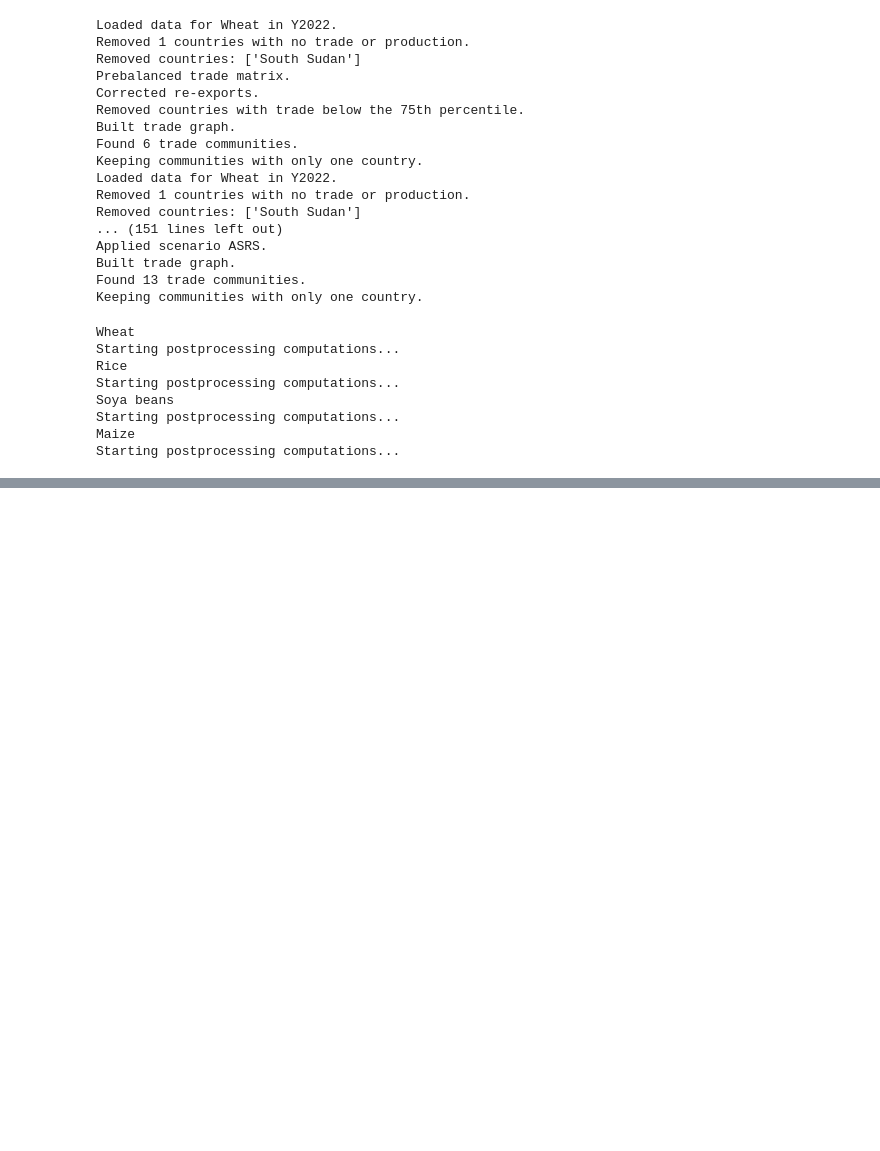
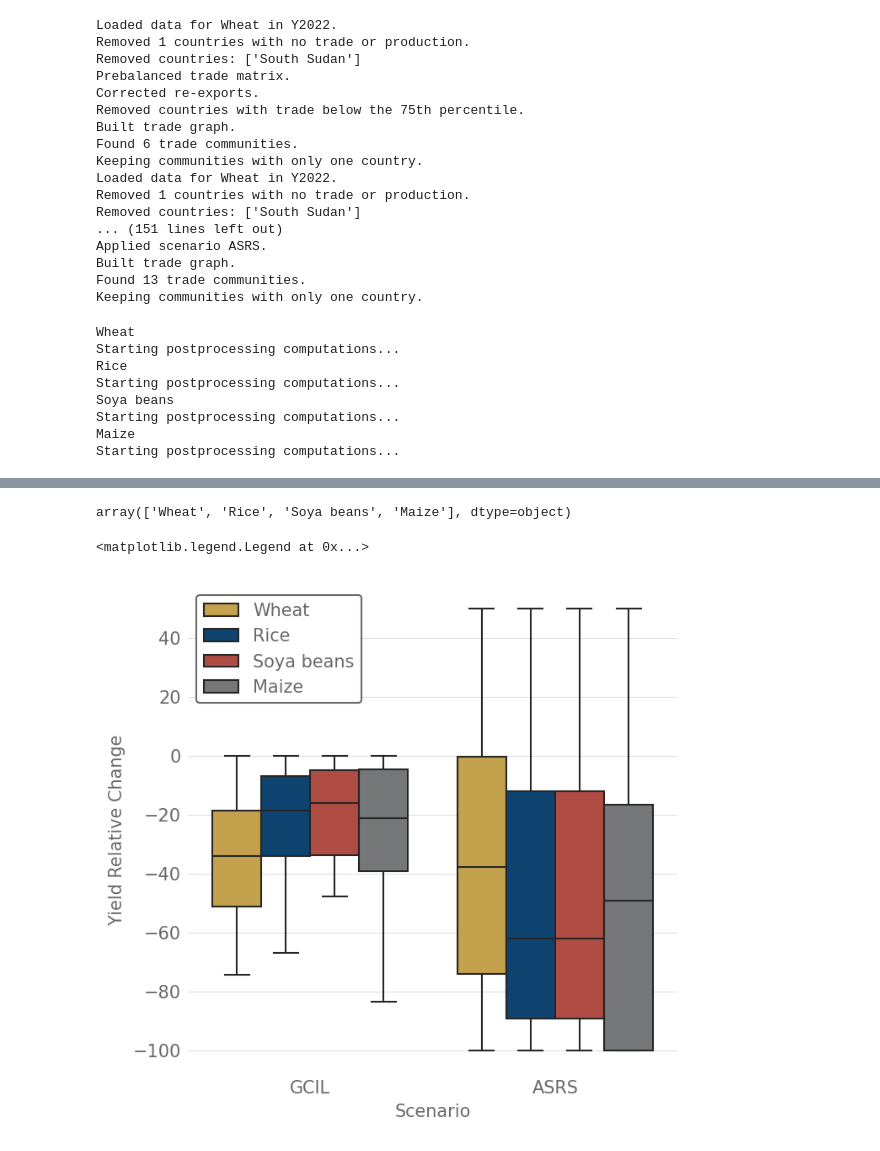
Before and after one commit to lukaszgajewski/pytradeshifts, a Jupyter notebook: scripts/Main Scenarios/crop_overall_comparison.ipynb, the cells around one changed output, grey strips where cells are left out. Saved outputs shown, nothing was run; the diff lists cells and outputs as text; code cells hidden in the pictures; blank space fills up the shorter version.

Commit message:
Updated nuclear winter analysis

```diff
--- a/scripts/Main Scenarios/crop_overall_comparison.ipynb
+++ b/scripts/Main Scenarios/crop_overall_comparison.ipynb
@@ -176,0 +176,37 @@ axes[1].legend(loc='lower left')
+# %%
+dfs_list = []
+catastrophes = ["GCIL", "ASRS"]
+crops = ["Wheat", "Rice", "Soya beans", "Maize"]
+# Compare the overall yield decline for the different scenarios
+for catastrophe in catastrophes:
+    print(catastrophe)
+    for crop in crops:
+        print(crop)
+        if catastrophe == "ASRS":
+            if crop == "Wheat":
+                crop_name = "swheat"
+            elif crop == "Rice":
+                crop_name = "rice"
+            elif crop == "Soya Beans":
+                crop_name = "soy"
+            elif crop == "Maize":
+                crop_name = "corn"
+            data = pd.read_csv(f"data{os.sep}scenario_files{os.sep}nuclear_winter{os.sep}xia_47tg_y3_{crop_name}.csv")
+            data["Crop"] = crop
+
+        else:
+            if crop == "Soya beans":
+                crop_name = "Soybean"
+            elif crop == "Maize":
+                crop_name = "Corn"
+            else:
+                crop_name = crop
+            data = pd.read_csv(f"data{os.sep}scenario_files{os.sep}losing_industry{os.sep}{crop_name}2mean_values.csv")
+            data["Crop"] = crop
+
+        data.columns = ["Country", "Yield Relative Change", "Crop"]
+        data["Scenario"] = catastrophe
+        dfs_list.append(data)
+
+df = pd.concat(dfs_list, axis=0)
+df.head()
@@ -176,0 +230,13 @@ axes[1].legend(loc='lower left')
+# %%
+df["Crop"].unique()
+# %% [output]
+array(['Wheat', 'Rice', 'Soya beans', 'Maize'], dtype=object)
+# %%
+fig, ax = plt.subplots(1, 1, figsize=(5, 5))
+sns.boxplot(x='Scenario', y='Yield Relative Change', hue="Crop", data=df, ax=ax, palette= ["#d6a93a", "#004680", "#c13d32", "#75777a"])
+ax.get_legend().remove()
+# place the legend in the lower left corner for the first plot
+ax.legend(loc='upper left')
+# %% [output]
+<matplotlib.legend.Legend at 0x...>
+[figure, added]
```
Also changed, not shown: parts of 5 cells of this notebook.
